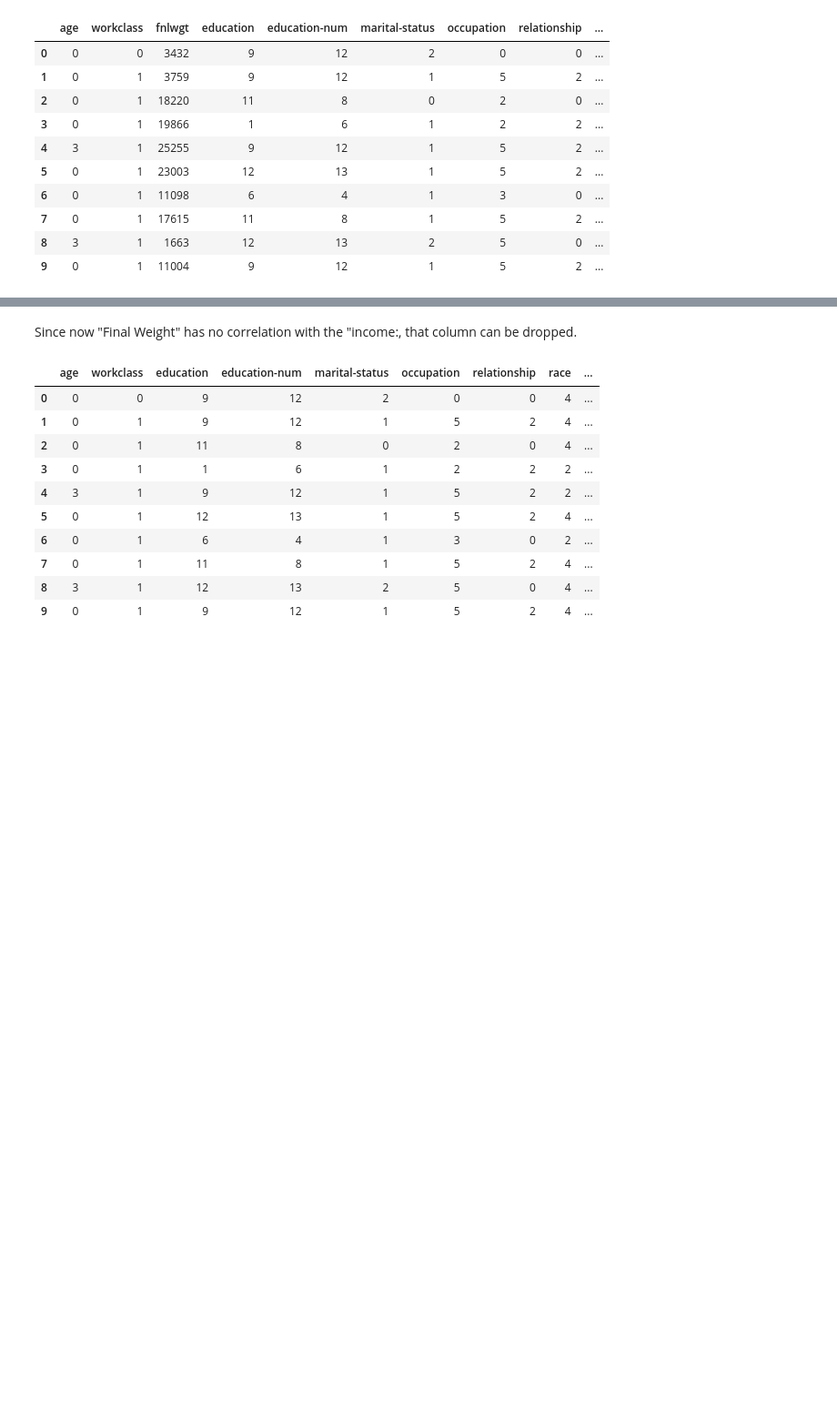
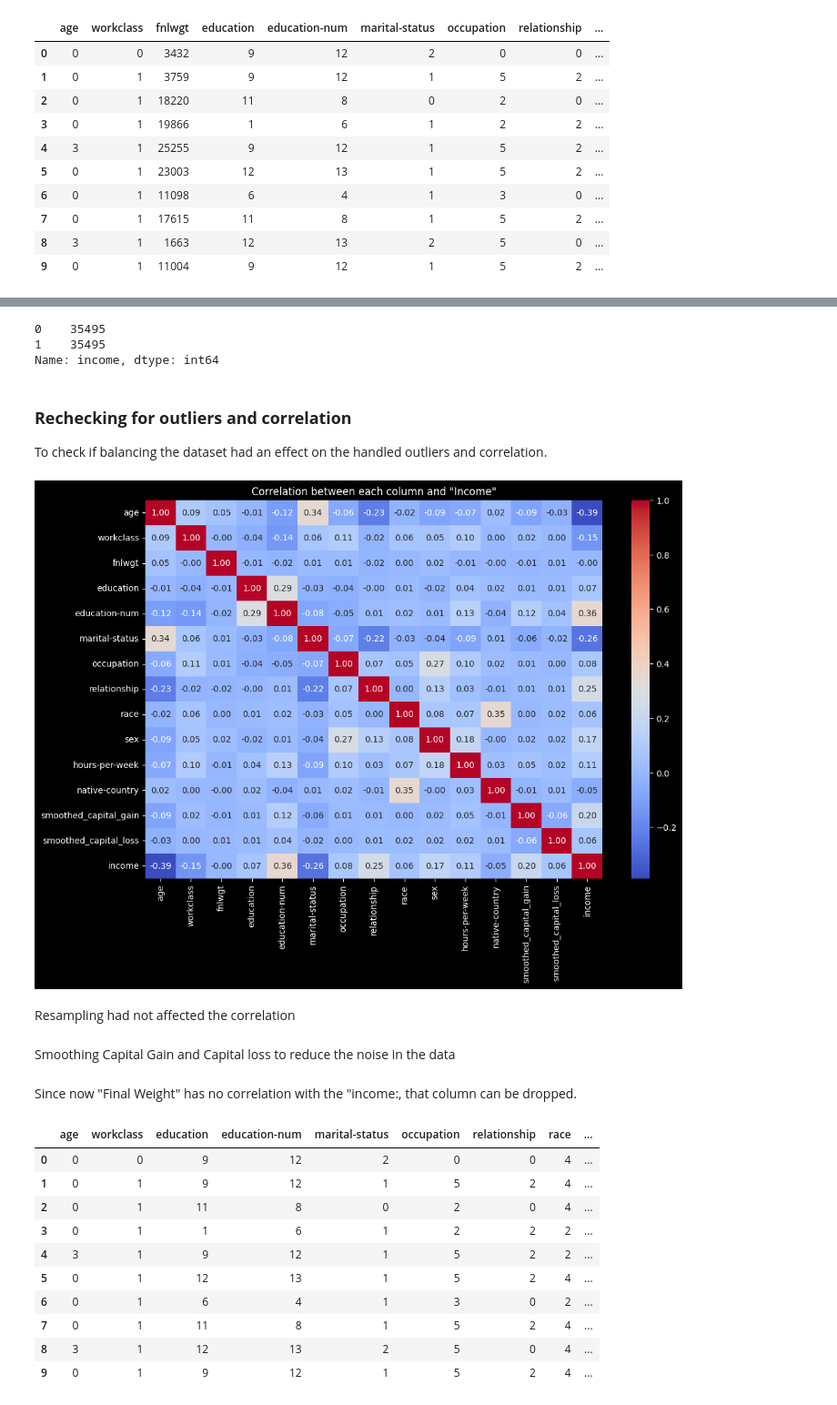
Before and after one commit to Starlight0901/Adult-Census-Income-Prediction, a Jupyter notebook: ML_CW_.ipynb, the cells around one changed output, grey strips where cells are left out. Shown at 91% size. Saved outputs shown, nothing was run; the diff lists cells and outputs as text; code cells hidden in the pictures; blank space fills up the shorter version.

```diff
--- a/ML_CW_.ipynb
+++ b/ML_CW_.ipynb
@@ -1287,0 +1390,29 @@ plt.show()
+# %%
+resampled_df["income"].value_counts()
+# %% [output]
+0    35495
+1    35495
+Name: income, dtype: int64
+# %% [markdown]
+### **Rechecking for outliers and correlation**
+
+To check if balancing the dataset had an effect on the handled outliers and correlation.
+# %%
+import pandas as pd
+import seaborn as sns
+import matplotlib.pyplot as plt
+
+# Calculate the correlation matrix
+correlation_matrix = resampled_df.corr()
+
+# Plot the heatmap
+plt.figure(figsize=(12, 8))
+sns.heatmap(correlation_matrix, annot=True, cmap='coolwarm', cbar=True, fmt=".2f")
+plt.title('Correlation between each column and "Income"')
+plt.show()
+# %% [output]
+[figure, added]
+# %% [markdown]
+Resampling had not affected the correlation
+# %% [markdown]
+Smoothing Capital Gain and Capital loss to reduce the noise in the data
```
Also changed, not shown: parts of 26 cells of this notebook.
